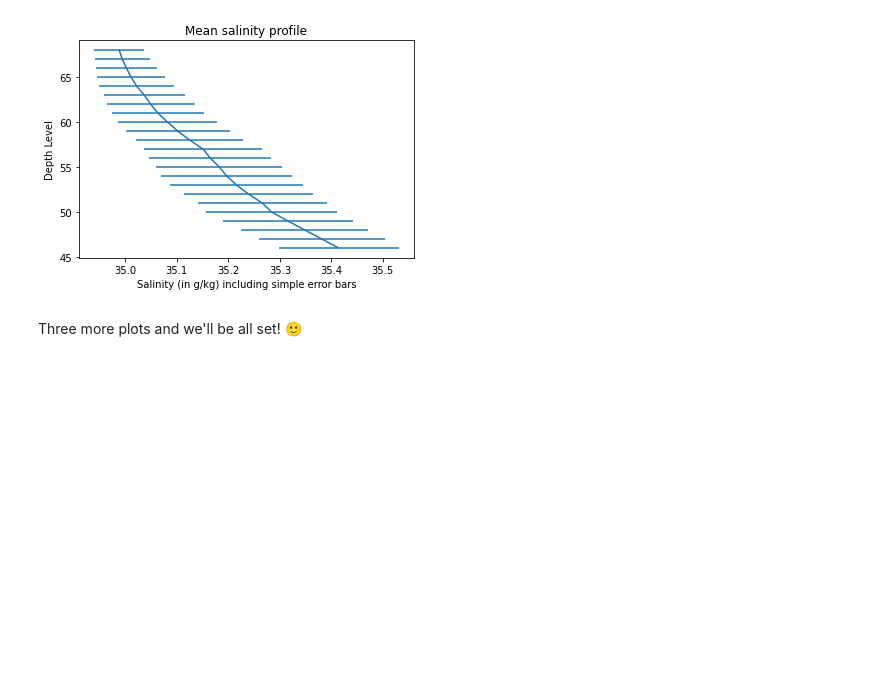
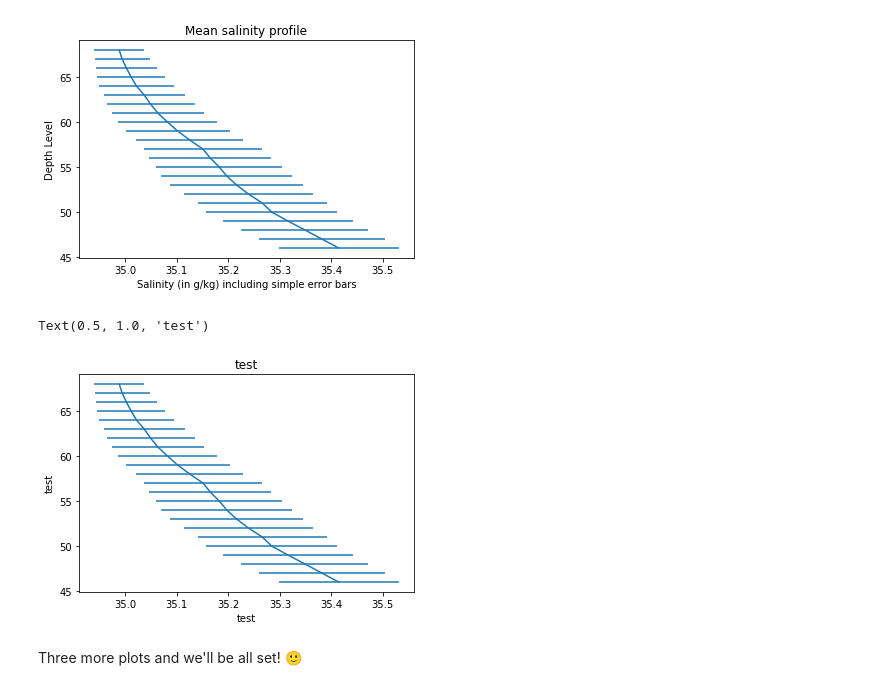
Before and after one commit to mojanshadkar/2022_Intro_Python, a Jupyter notebook: Exercises/W2_S1.ipynb, the cells around one changed output. Drawn from its saved outputs; the diff is of its cells as text; code cells hidden in the pictures; blank space fills up the shorter version.

```diff
--- a/Exercises/W2_S1.ipynb
+++ b/Exercises/W2_S1.ipynb
@@ -283,10 +283,13 @@ Hint 2: You should get plots similar to the one below
 # %% [markdown]
 ![Salinity_mean.png](embedded-picture-1)
 # %%
-plt.errorbar(___,___,xerr=___)
-plt.xlabel(___)
-plt.ylabel(___)
-plt.title(___)
+plt.errorbar(mean_s,level,xerr=std_s)
+plt.xlabel('test')
+plt.ylabel('test')
+plt.title('test')
+# %% [output]
+Text(0.5, 1.0, 'test')
+[figure, added]
 # %% [markdown]
 Three more plots and we'll be all set! 🙂
 # %% [markdown]
```
